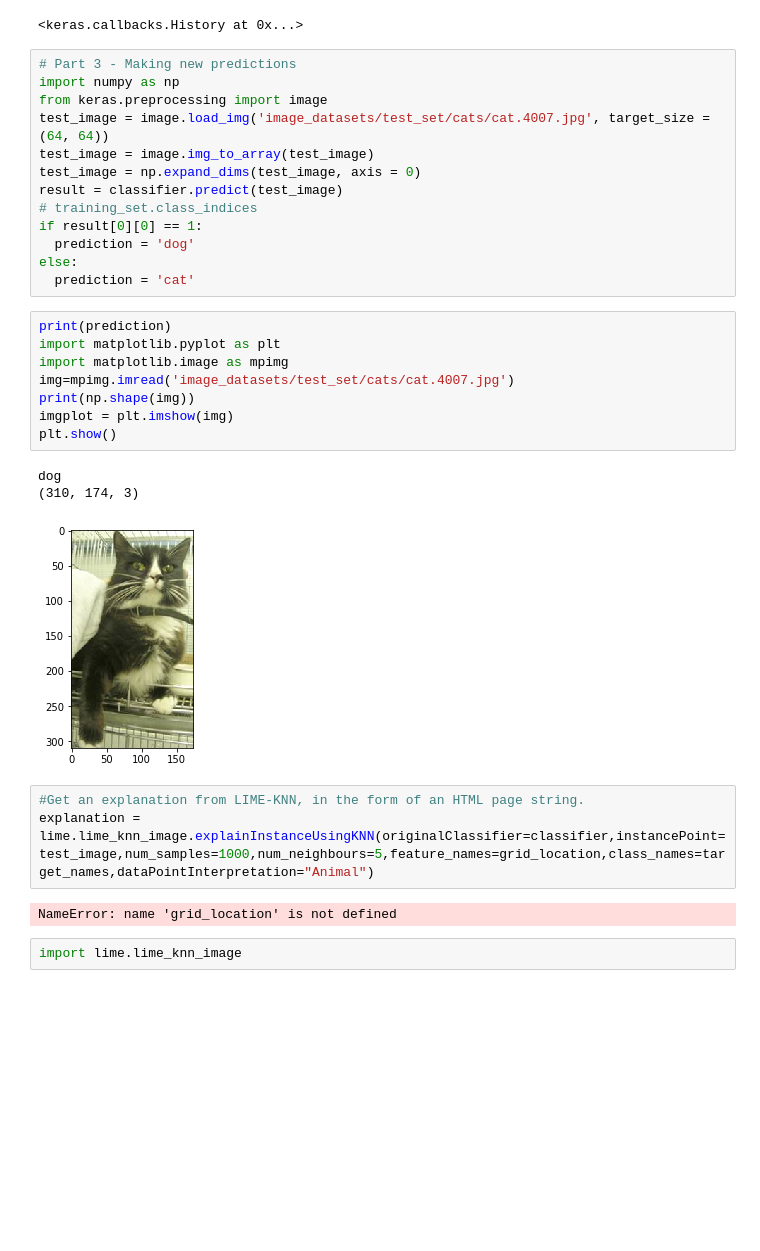
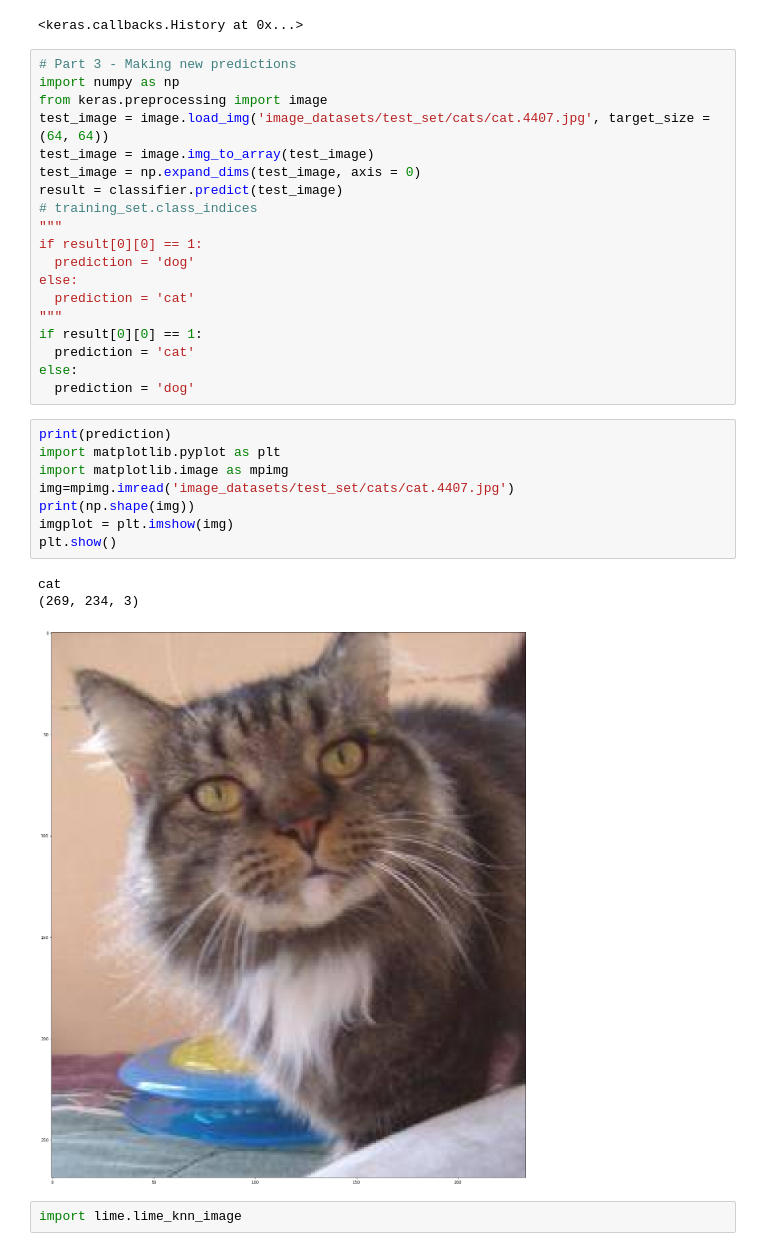
Before and after one commit to akshayutture/lime, a Jupyter notebook: knn_image_demo.ipynb, the cells around one changed output. Drawn from its saved outputs; the diff is of its cells as text; blank space fills up the shorter version.

Commit message:
final version of image demo

```diff
--- a/knn_image_demo.ipynb
+++ b/knn_image_demo.ipynb
@@ -55,32 +55,33 @@ Epoch 2/2
 # Part 3 - Making new predictions
 import numpy as np
 from keras.preprocessing import image
-test_image = image.load_img('image_datasets/test_set/cats/cat.4007.jpg', target_size = (64, 64))
+test_image = image.load_img('image_datasets/test_set/cats/cat.4407.jpg', target_size = (64, 64))
 test_image = image.img_to_array(test_image)
 test_image = np.expand_dims(test_image, axis = 0)
 result = classifier.predict(test_image)
 # training_set.class_indices
+"""
 if result[0][0] == 1:
   prediction = 'dog'
 else:
   prediction = 'cat'
+"""
+if result[0][0] == 1:
+  prediction = 'cat'
+else:
+  prediction = 'dog'
 # %%
 print(prediction)
 import matplotlib.pyplot as plt
 import matplotlib.image as mpimg
-img=mpimg.imread('image_datasets/test_set/cats/cat.4007.jpg')
+img=mpimg.imread('image_datasets/test_set/cats/cat.4407.jpg')
 print(np.shape(img))
 imgplot = plt.imshow(img)
 plt.show()
 # %% [output]
-dog
-(310, 174, 3)
+cat
+(269, 234, 3)
-[figure, old version]
+[figure, new version]
-# %%
-#Get an explanation from LIME-KNN, in the form of an HTML page string.
-explanation = lime.lime_knn_image.explainInstanceUsingKNN(originalClassifier=classifier,instancePoint=test_image,num_samples=1000,num_neighbours=5,feature_names=grid_location,class_names=target_names,dataPointInterpretation="Animal")
-# %% [output]
-NameError: name 'grid_location' is not defined
 # %%
 import lime.lime_knn_image
 # %%
```
Also changed, not shown: parts of 9 cells of this notebook.
